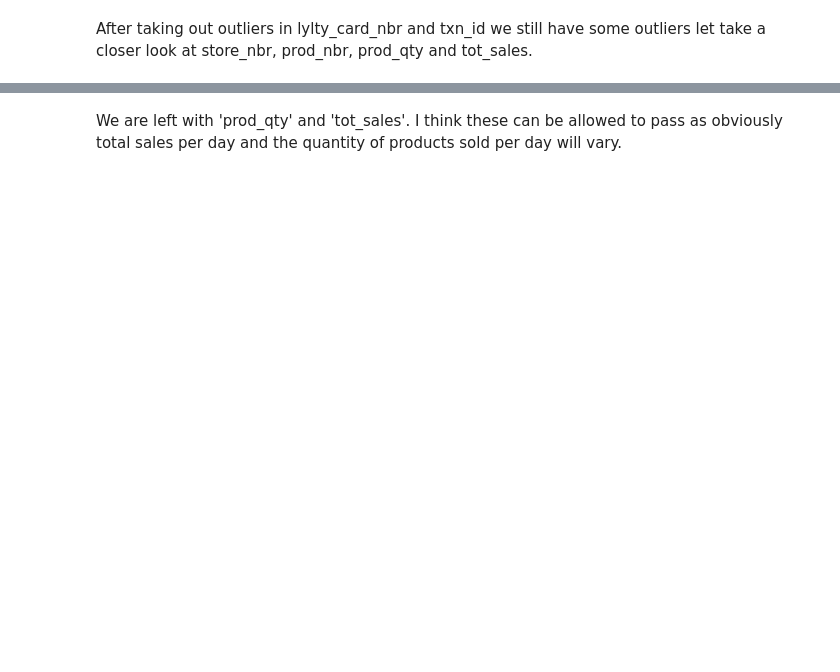
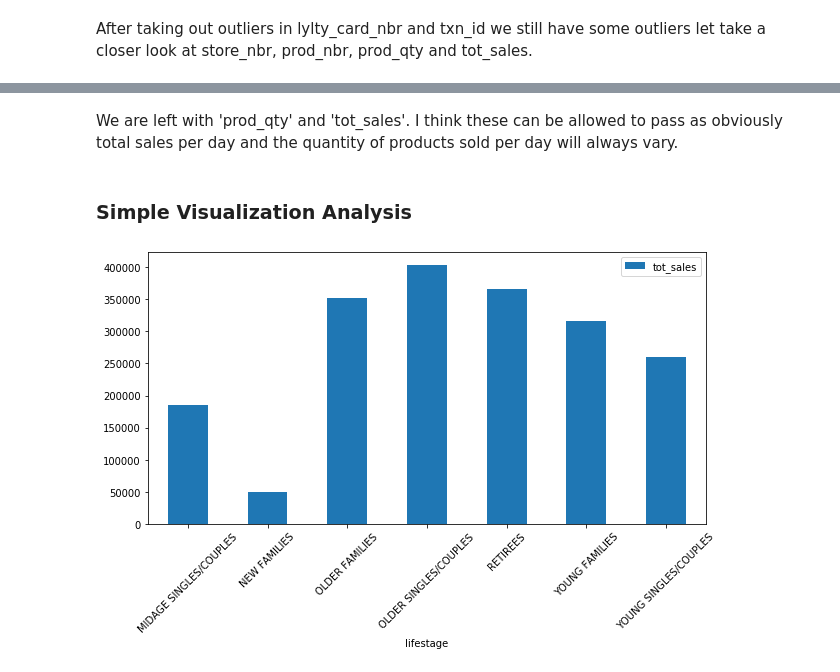
Before and after one commit to Chuks1010/Quantium-Data-Analysis, a Jupyter notebook: Quantium Data Analysis.ipynb, the cells around one changed output, grey strips where cells are left out. Cells and saved outputs as stored; diff of their text form; code cells hidden in the pictures; blank space fills up the shorter version.

Commit message:
Exploratory data analysis using simple visualization

```diff
--- a/Quantium Data Analysis.ipynb
+++ b/Quantium Data Analysis.ipynb
@@ -273,3 +301,10 @@ comb.boxplot(column=['prod_qty', 'tot_sales'])
 [figure]
 # %% [markdown]
-We are left with 'prod_qty' and 'tot_sales'. I think these can be allowed to pass as obviously total sales per day and the quantity of products sold per day will vary.
+We are left with 'prod_qty' and 'tot_sales'. I think these can be allowed to pass as obviously total sales per day and the quantity of products sold per day will always vary.
+# %% [markdown]
+### Simple Visualization Analysis
+# %%
+agg_lifestage = comb.pivot_table(index=['lifestage'], values=['tot_sales'], aggfunc='sum')
+agg_lifestage.plot(kind='bar', rot=45, figsize=(10,5));
+# %% [output]
+[figure, added]
```
Also changed, not shown: parts of 41 cells of this notebook.
